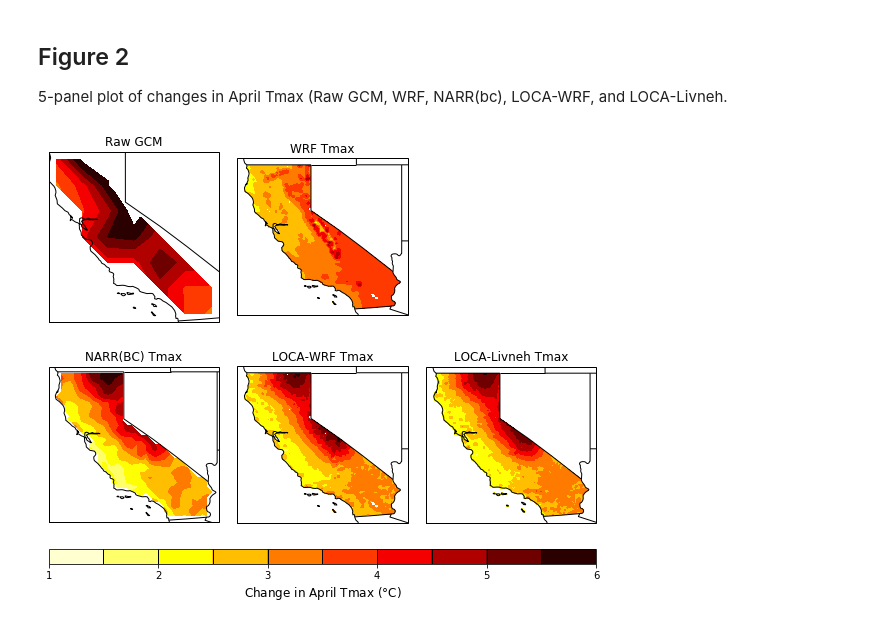
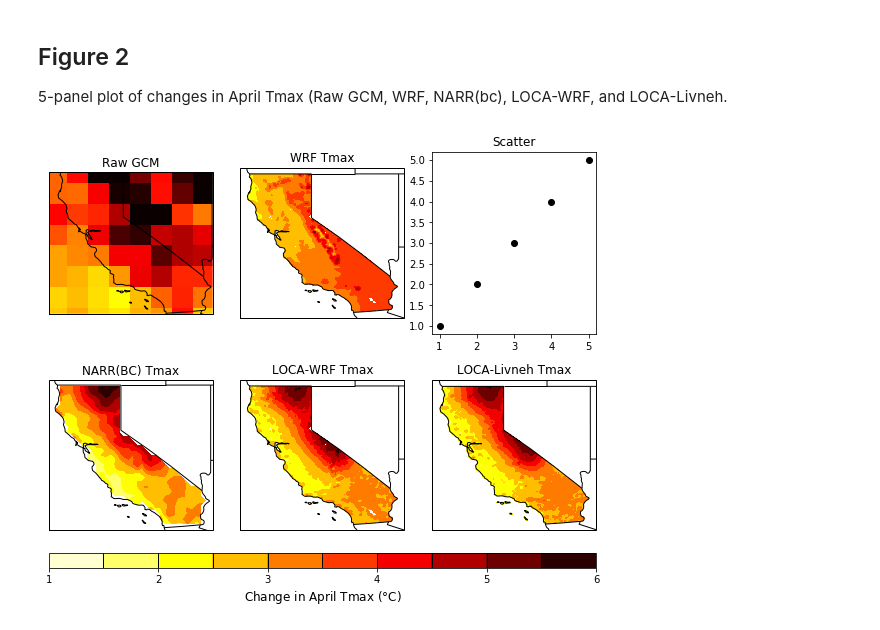
Before and after one commit to neil-berg/doe-downscaling, a Jupyter notebook: paper-figures.ipynb, the cells around one changed output. Saved outputs shown, nothing was run; the diff lists cells and outputs as text; code cells hidden in the pictures.

```diff
--- a/paper-figures.ipynb
+++ b/paper-figures.ipynb
@@ -170,15 +170,19 @@ data_dir = '/Users/nberg/projects/doe/data/processed/'
 dest_dir = '/Users/nberg/projects/doe/figures/'
 
 # Raw GCM (CNRM-CM5)
-gcm_fut_nc = netCDF4.Dataset(data_dir+'cnrm_cm5_fut_2081-2100_tmax_april_CA_mask.nc', 'r')
-gcm_hist_nc = netCDF4.Dataset(data_dir+'cnrm_cm5_hist_1981-2000_tmax_april_CA_mask.nc', 'r')
-gcm_fut_tmax = gcm_fut_nc.variables['tmax'][:,:]
-gcm_lat = gcm_fut_nc.variables['lat'][:]
-gcm_lon = gcm_fut_nc.variables['lon'][:]
-gcm_hist_tmax = gcm_hist_nc.variables['tmax'][:,:]
-gcm_change_tmax = gcm_fut_tmax - gcm_hist_tmax
-gcm_fut_nc.close()
-gcm_hist_nc.close()
+# gcm_fut_nc = netCDF4.Dataset(data_dir+'cnrm_cm5_fut_2081-2100_tmax_april_CA_mask.nc', 'r')
+# gcm_hist_nc = netCDF4.Dataset(data_dir+'cnrm_cm5_hist_1981-2000_tmax_april_CA_mask.nc', 'r')
+# gcm_fut_tmax = gcm_fut_nc.variables['tmax'][:,:]
+# gcm_lat = gcm_fut_nc.variables['lat'][:]
+# gcm_lon = gcm_fut_nc.variables['lon'][:]
+# gcm_hist_tmax = gcm_hist_nc.variables['tmax'][:,:]
+# gcm_change_tmax = gcm_fut_tmax - gcm_hist_tmax
+# gcm_fut_nc.close()
+# gcm_hist_nc.close()
+gcm_change_nc = xr.open_dataset('/Users/nberg/projects/doe/scratch/cnrm_cm5_diff_tmax_april.nc')
+gcm_change_tmax = gcm_change_nc['AIR2M'][:,:]
+gcm_lon = gcm_change_nc['LON']
+gcm_lat = gcm_change_nc['LAT']
 
 # WRF
 wrf_fut_nc = netCDF4.Dataset(data_dir+'wrf_fut_1991-2000_tmax_april_CA_mask.nc', 'r')
@@ -229,13 +233,14 @@ plot_ticks = np.linspace(1,6,11)
 
 fig = plt.figure(figsize=(8,6))
 
-# Raw GCM (placeholder)
+# Raw GCM
 ax1 = fig.add_subplot(2, 3, 1, projection=ccrs.PlateCarree())
 ax1.coastlines('50m')
 ax1.set_title('Raw GCM', fontsize=12)
 ax1.add_feature(states_provinces, edgecolor='black')
 ax1.add_feature(cfeature.BORDERS)
-plot1 = ax1.contourf(gcm_lon, gcm_lat, gcm_change_tmax, plot_ticks, transform=ccrs.PlateCarree(), cmap='hot_r')
+ax1.set_extent([235,246,32.5,42])
+plot1 = ax1.pcolormesh(gcm_lon, gcm_lat, gcm_change_tmax, transform=ccrs.PlateCarree(), cmap='hot_r', vmin=1, vmax=6)
 
 # WRF
 ax2 = fig.add_subplot(2, 3, 2, projection=ccrs.PlateCarree())
@@ -244,6 +249,11 @@ ax2.set_title('WRF Tmax', fontsize=12)
 ax2.add_feature(states_provinces, edgecolor='black')
 ax2.add_feature(cfeature.BORDERS)
 plot2 = ax2.contourf(wrf_lon, wrf_lat, wrf_change_tmax, plot_ticks, transform=ccrs.PlateCarree(), cmap='hot_r')
+
+ax3 = fig.add_subplot(2, 3, 3)
+ax3.set_title('Scatter')
+plot3 = ax3.plot([1,2,3,4,5], [1,2,3,4,5], 'ko')
+
 
 # NARR (BC)
 ax4 = fig.add_subplot(2, 3, 4, projection=ccrs.PlateCarree())
@@ -259,32 +269,32 @@ ax5.coastlines('50m')
 ax5.set_title('LOCA-WRF Tmax', fontsize=12)
 ax5.add_feature(states_provinces, edgecolor='black')
 ax5.add_feature(cfeature.BORDERS)
 plot5 = ax5.contourf(loca_wrf_lon, loca_wrf_lat, loca_wrf_change_tmax, plot_ticks, transform=ccrs.PlateCarree(), cmap='hot_r')
 
 # LOCA-Livneh
 ax6 = fig.add_subplot(2, 3, 6, projection=ccrs.PlateCarree())
 ax6.coastlines('50m')
 ax6.set_title('LOCA-Livneh Tmax', fontsize=12)
 ax6.add_feature(states_provinces, edgecolor='black')
 ax6.add_feature(cfeature.BORDERS)
 plot6 = ax6.contourf(loca_livneh_lon, loca_livneh_lat, loca_livneh_change_tmax, plot_ticks, transform=ccrs.PlateCarree(), cmap='hot_r')
 
 fig.tight_layout()
 
 # Obtain axes coordinates for each subplot for colorbar positioning
-# ax1_pos = ax1.get_position() # details on ax1_pos.x0, .y0, .x1, .y1, .height .width
+ax1_pos = ax1.get_position() # details on ax1_pos.x0, .y0, .x1, .y1, .height .width
 ax2_pos = ax2.get_position()
 # ax3_pos = ax3.get_position()
 ax4_pos = ax4.get_position()
 ax5_pos = ax5.get_position()
 ax6_pos = ax6.get_position()
 
 # Colorbar for all panels
 cbar_height = 0.035
 cbar_ax = fig.add_axes([ax4_pos.x0, ax4_pos.y0-.05, ax6_pos.x1-ax4_pos.x0, cbar_height]) # bottom left corner x,y, and width, height
 cbar = plt.colorbar(plot2, cax=cbar_ax, orientation='horizontal', drawedges=True)
 cbar.dividers.set_edgecolor('black')
 cbar.dividers.set_linewidth(1)
 cbar.set_label('Change in April Tmax '+'('+r'$\degree$'+'C)', fontsize=12)
 # %% [output]
-[figure, old version]
+[figure, new version]
```
